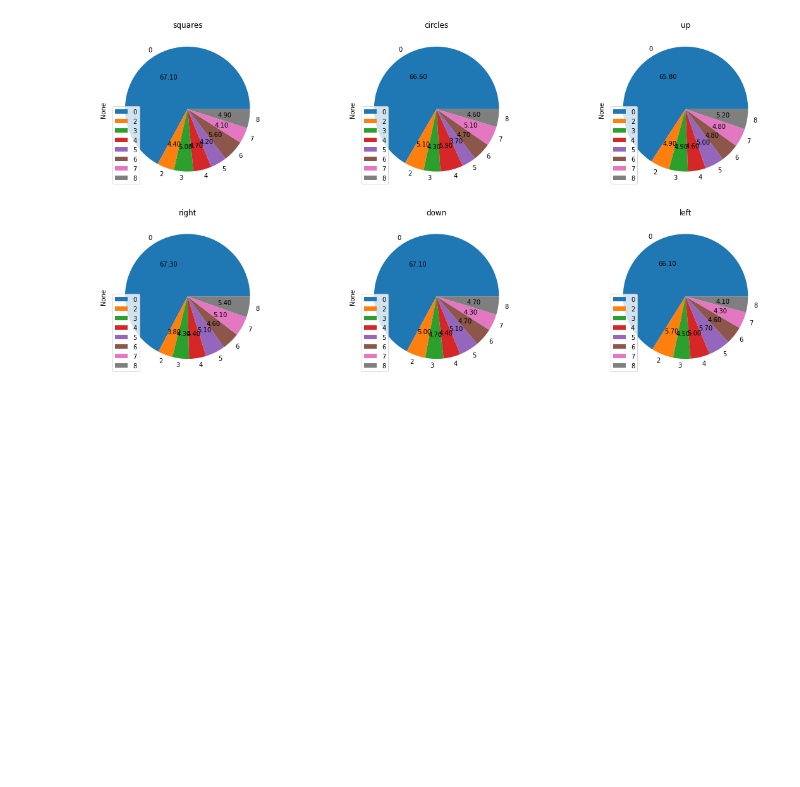
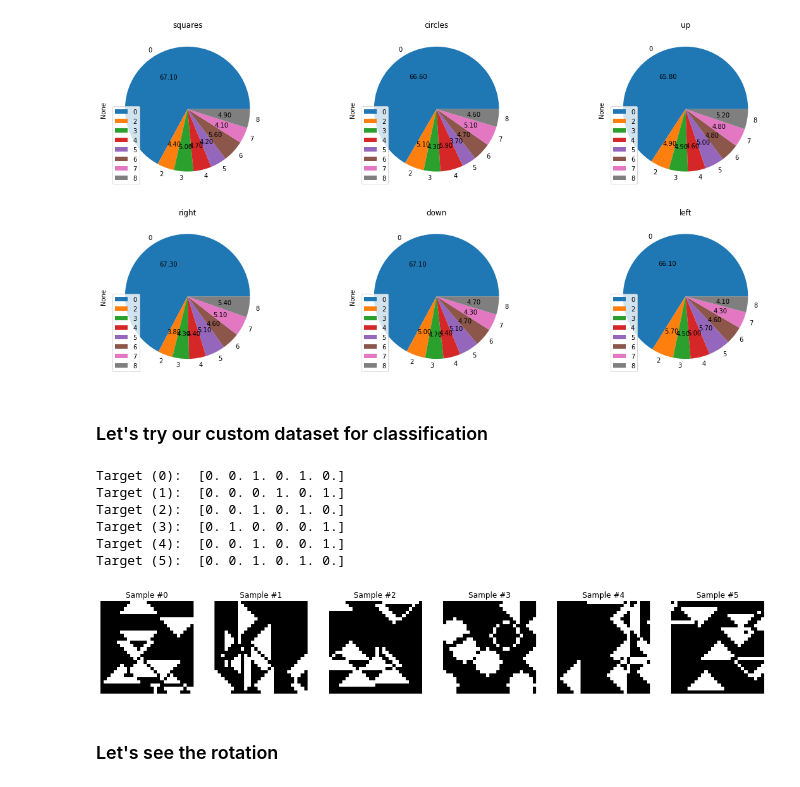
Before and after one commit to mniedziolka/dl-shapes, a Jupyter notebook: data_analysis.ipynb, the cells around one changed output. Drawn from its saved outputs; the diff is of its cells as text; code cells hidden in the pictures; blank space fills up the shorter version.

```diff
--- a/data_analysis.ipynb
+++ b/data_analysis.ipynb
@@ -74,3 +79,40 @@ plot_distribution_of_results(df[:9000])
 plot_distribution_of_results(df[9000:10000])
 # %% [output]
 [figure]
+# %% [markdown]
+### Let's try our custom dataset for classification
+# %%
+dataset_raw = ShapesClassificationDataset(
+    "data/labels.csv",
+    "data/images",
+)
+# %%
+def draw_example(dataset):
+    fig = plt.figure(figsize=(15, 15))
+
+    for i in range(len(dataset)):
+        image, target = dataset[i]
+
+        print(f"Target ({i}): ", target)
+
+        ax = plt.subplot(1, 6, i + 1)
+        plt.tight_layout()
+        ax.set_title(f'Sample #{i}')
+        ax.axis('off')
+        plt.imshow(image)
+
+        if i == 5:
+            plt.show()
+            break
+# %%
+draw_example(dataset_raw)
+# %% [output]
+Target (0):  [0. 0. 1. 0. 1. 0.]
+Target (1):  [0. 0. 0. 1. 0. 1.]
+Target (2):  [0. 0. 1. 0. 1. 0.]
+Target (3):  [0. 1. 0. 0. 0. 1.]
+Target (4):  [0. 0. 1. 0. 0. 1.]
+Target (5):  [0. 0. 1. 0. 1. 0.]
+[figure, added]
+# %% [markdown]
+### Let's see the rotation
```
Also changed, not shown: parts of 10 cells of this notebook.
